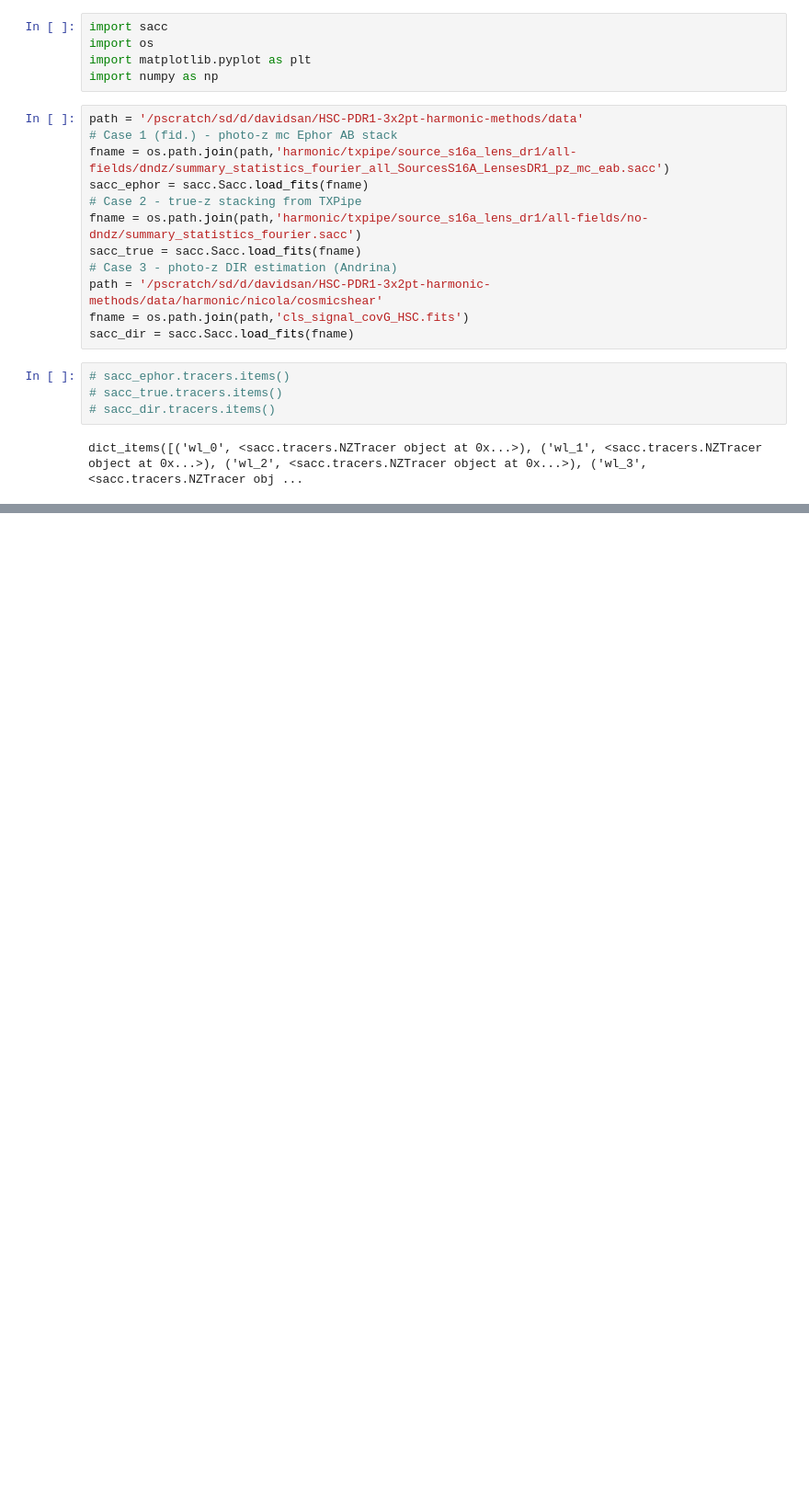
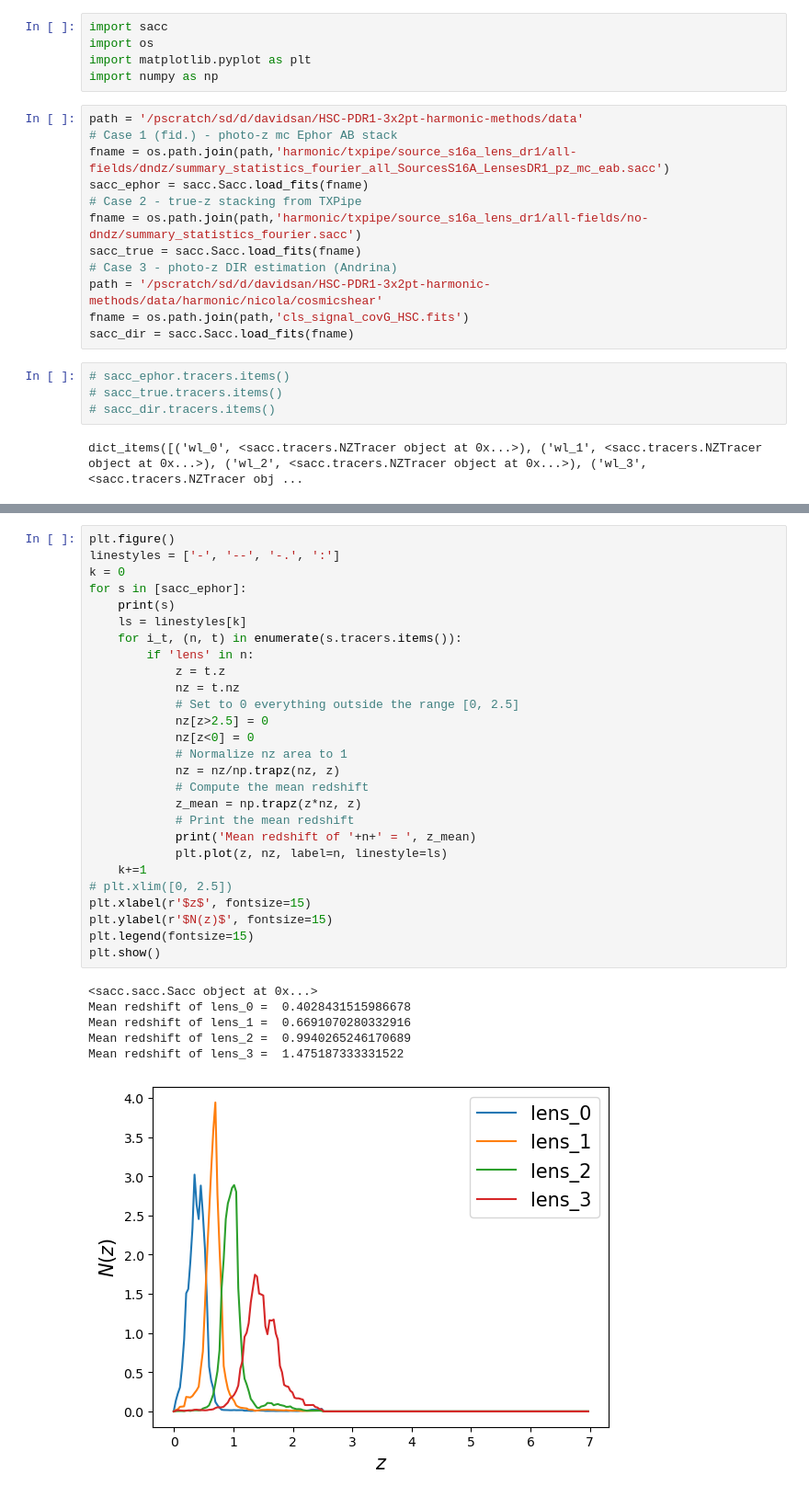
Before and after one commit to davsan06/HSC-PDR1-3x2pt-harmonic-methods, a Jupyter notebook: analysis/NB Lens Redshift Distribution Estimation.ipynb, the cells around one changed output, grey strips where cells are left out. Shown at 92% size. Drawn from its saved outputs; the diff is of its cells as text; blank space fills up the shorter version.

```diff
--- a/analysis/NB Lens Redshift Distribution Estimation.ipynb
+++ b/analysis/NB Lens Redshift Distribution Estimation.ipynb
@@ -495,0 +512,34 @@ plt.show()
+# %%
+plt.figure()
+linestyles = ['-', '--', '-.', ':']
+k = 0
+for s in [sacc_ephor]:
+    print(s)
+    ls = linestyles[k]
+    for i_t, (n, t) in enumerate(s.tracers.items()):
+        if 'lens' in n:
+            z = t.z
+            nz = t.nz
+            # Set to 0 everything outside the range [0, 2.5]
+            nz[z>2.5] = 0
+            nz[z<0] = 0
+            # Normalize nz area to 1
+            nz = nz/np.trapz(nz, z)
+            # Compute the mean redshift
+            z_mean = np.trapz(z*nz, z)
+            # Print the mean redshift
+            print('Mean redshift of '+n+' = ', z_mean)
+            plt.plot(z, nz, label=n, linestyle=ls)
+    k+=1
+# plt.xlim([0, 2.5])
+plt.xlabel(r'$z$', fontsize=15)
+plt.ylabel(r'$N(z)$', fontsize=15)
+plt.legend(fontsize=15)
+plt.show()
+# %% [output]
+<sacc.sacc.Sacc object at 0x...>
+Mean redshift of lens_0 =  0.4028431515986678
+Mean redshift of lens_1 =  0.6691070280332916
+Mean redshift of lens_2 =  0.9940265246170689
+Mean redshift of lens_3 =  1.475187333331522
+[figure, added]
```
Also changed, not shown: parts of 4 cells of this notebook.
